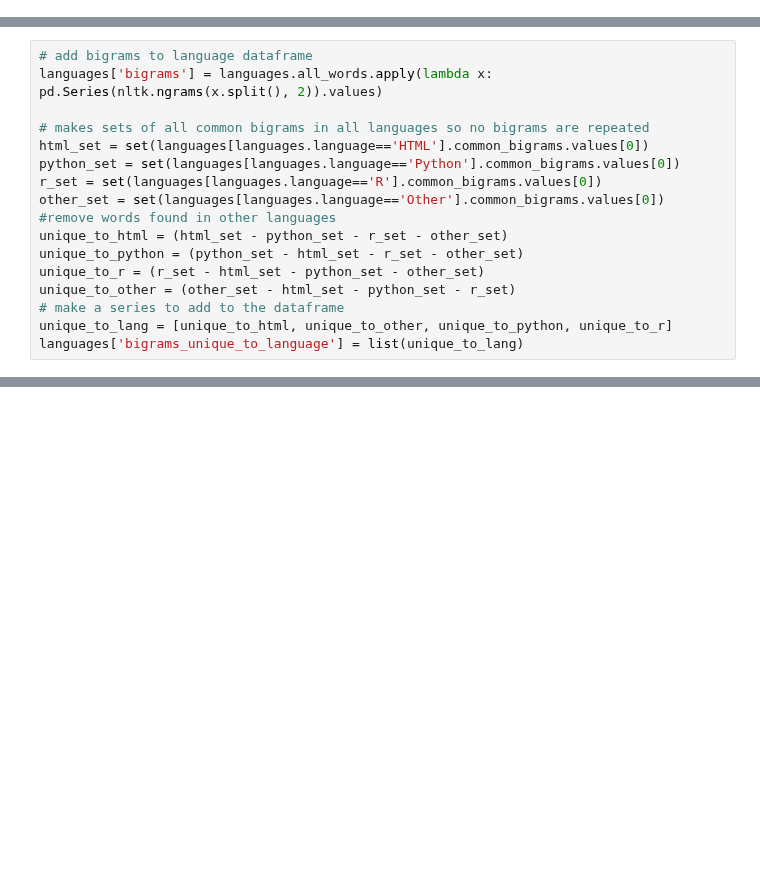
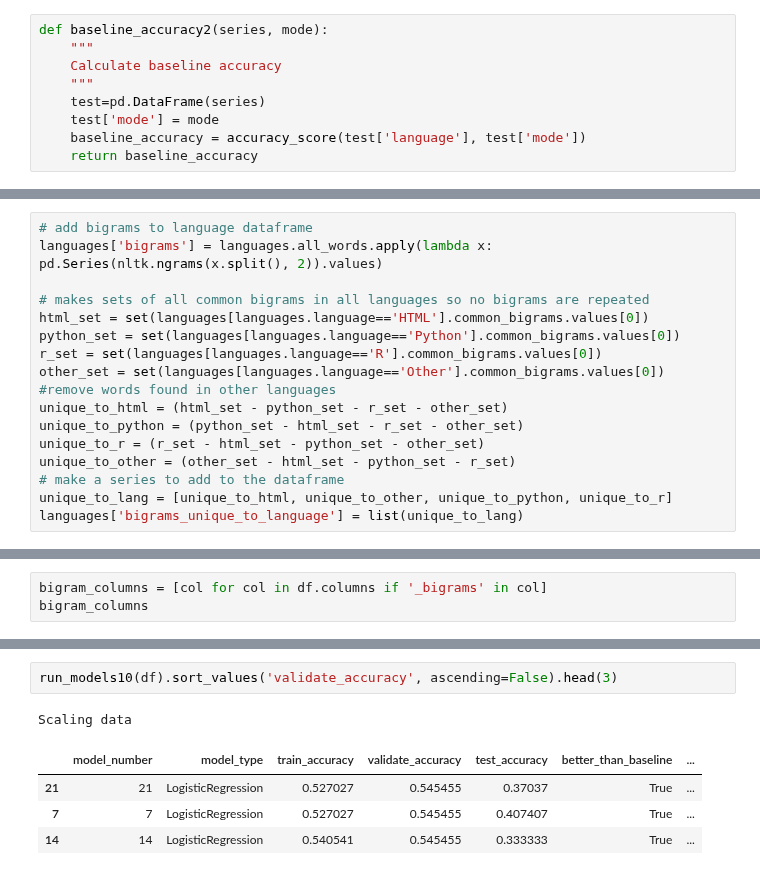
Before and after one commit to Two-Guys-and-a-Gal/NLP-Project, a Jupyter notebook: chris_work.ipynb, the cells around one changed output, grey strips where cells are left out. Drawn from its saved outputs; the diff is of its cells as text; blank space fills up the shorter version.

```diff
--- a/chris_work.ipynb
+++ b/chris_work.ipynb
@@ -155,6 +153,15 @@ def baseline_accuracy(df, mode):
     df['mode'] = mode
     baseline_accuracy = accuracy_score(df['actual'], df['mode'])
     return baseline_accuracy
+# %%
+def baseline_accuracy2(series, mode):
+    """
+    Calculate baseline accuracy
+    """
+    test=pd.DataFrame(series)
+    test['mode'] = mode
+    baseline_accuracy = accuracy_score(test['language'], test['mode'])
+    return baseline_accuracy
 # %%
 #get mode to use as baseline
 mode = df.language.mode().values[0]
@@ -887,0 +939,3 @@ plt.legend().set_visible(False)
+# %%
+bigram_columns = [col for col in df.columns if '_bigrams' in col]
+bigram_columns
@@ -887,0 +1024,8 @@ plt.legend().set_visible(False)
+# %%
+run_models10(df).sort_values('validate_accuracy', ascending=False).head(3)
+# %% [output]
+Scaling data
+|  | model_number | model_type | train_accuracy | validate_accuracy | test_accuracy | better_than_baseline | ... |
+| 21 | 21 | LogisticRegression | 0.527027 | 0.545455 | 0.37037 | True | ... |
+| 7 | 7 | LogisticRegression | 0.527027 | 0.545455 | 0.407407 | True | ... |
+| 14 | 14 | LogisticRegression | 0.540541 | 0.545455 | 0.333333 | True | ... |
```
Also changed, not shown: parts of 41 cells of this notebook, 4 other files.
